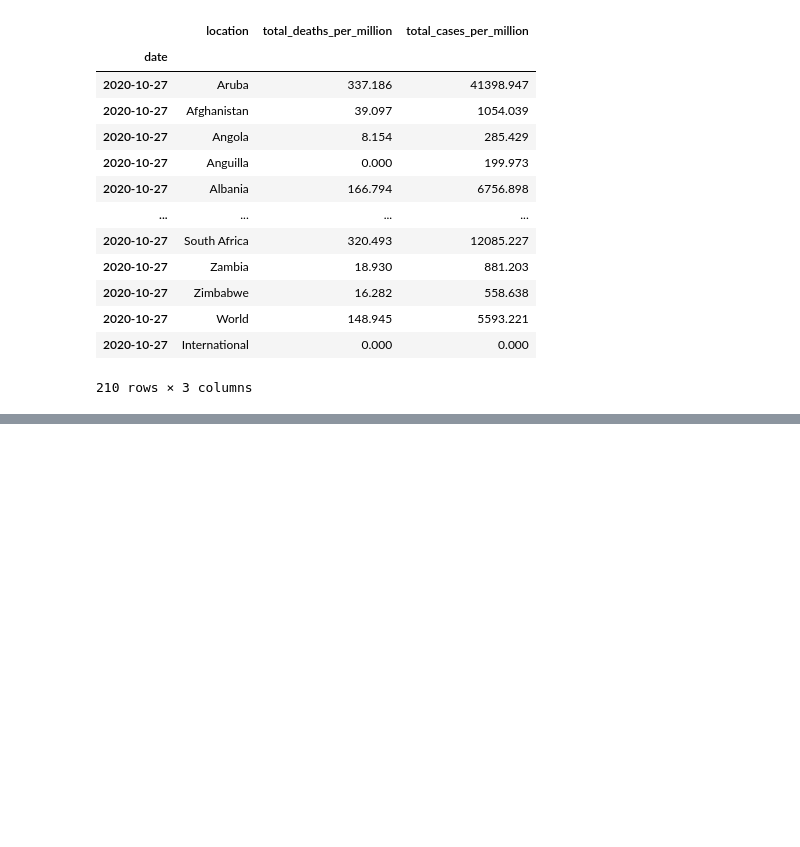
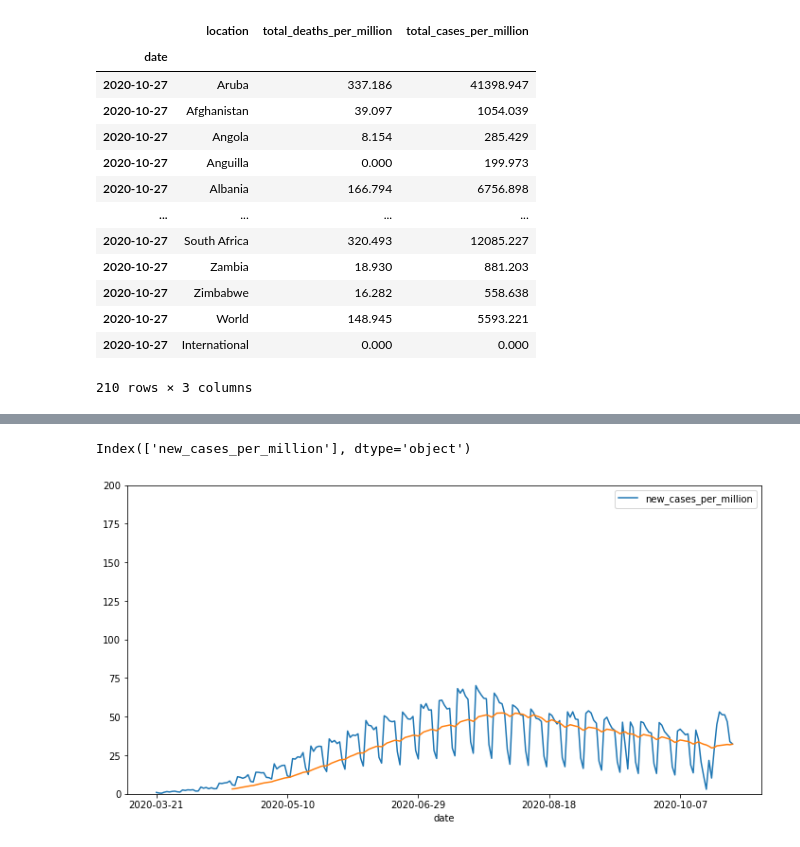
Before and after one commit to nikitaagarwala16/Breaking-down-Covid-19, a Jupyter notebook: Our World In Data Covid Dataset Analysis.ipynb, the cells around one changed output, grey strips where cells are left out. Saved outputs shown, nothing was run; the diff lists cells and outputs as text; code cells hidden in the pictures; blank space fills up the shorter version.

```diff
--- a/Our World In Data Covid Dataset Analysis.ipynb
+++ b/Our World In Data Covid Dataset Analysis.ipynb
@@ -276,0 +314,5 @@ scatter_plot('2020-10-27', 'total_deaths_per_million', 'total_cases_per_million'
+# %%
+plot_covid_data('Mexico', 'new_cases_per_million', True)
+# %% [output]
+Index(['new_cases_per_million'], dtype='object')
+[figure, added]
```
Also changed, not shown: parts of 3 cells of this notebook, 2 other files.
